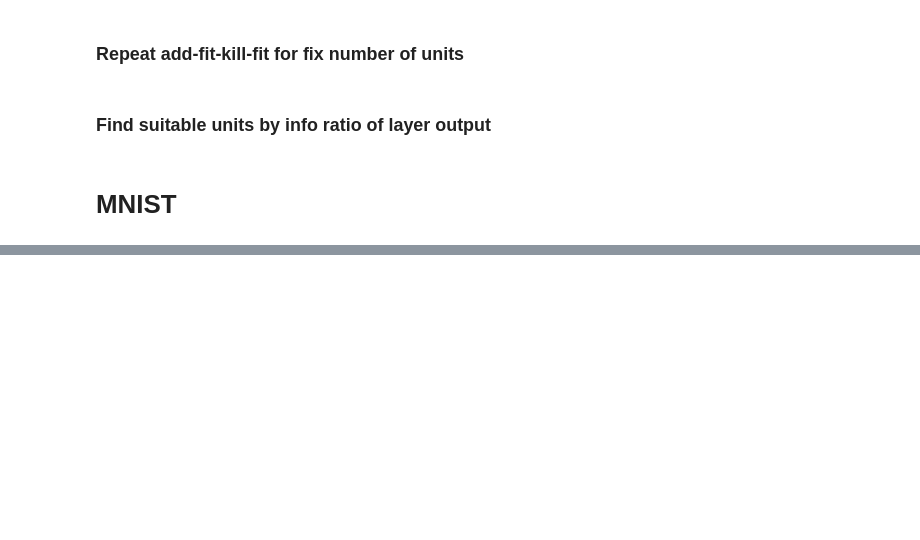
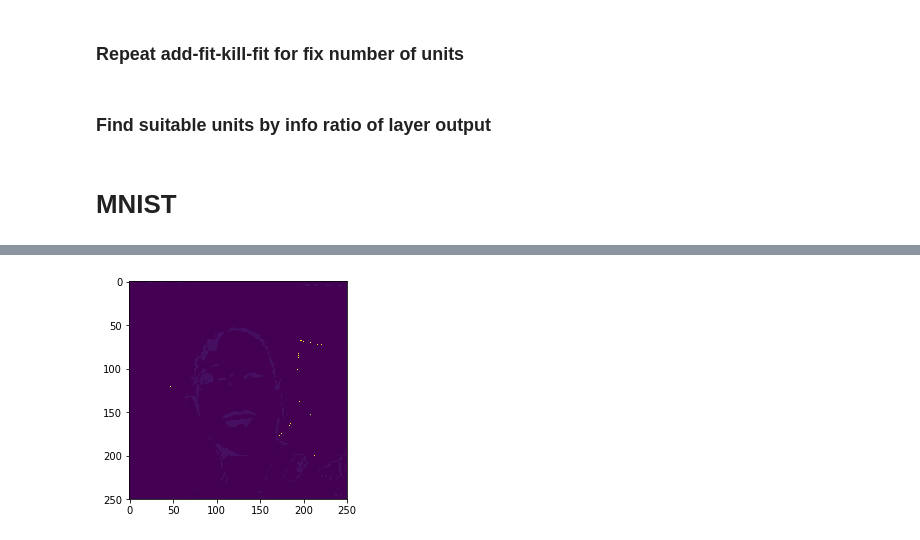
Before and after one commit to Dogiko/Machine-Learning, a Jupyter notebook: Dogiko-Learn.ipynb, the cells around one changed output, grey strips where cells are left out. Drawn from its saved outputs; the diff is of its cells as text; code cells hidden in the pictures; blank space fills up the shorter version.

```diff
--- a/Dogiko-Learn.ipynb
+++ b/Dogiko-Learn.ipynb
@@ -1449,0 +1631,5 @@ NN.Train(method="Rprop", times= 10)
+# %%
+plt.imshow((infer[:,0]*255).astype(np.uint8).reshape(250, 250))
+plt.show()
+# %% [output]
+[figure, added]
```
Also changed, not shown: parts of 17 cells of this notebook.
